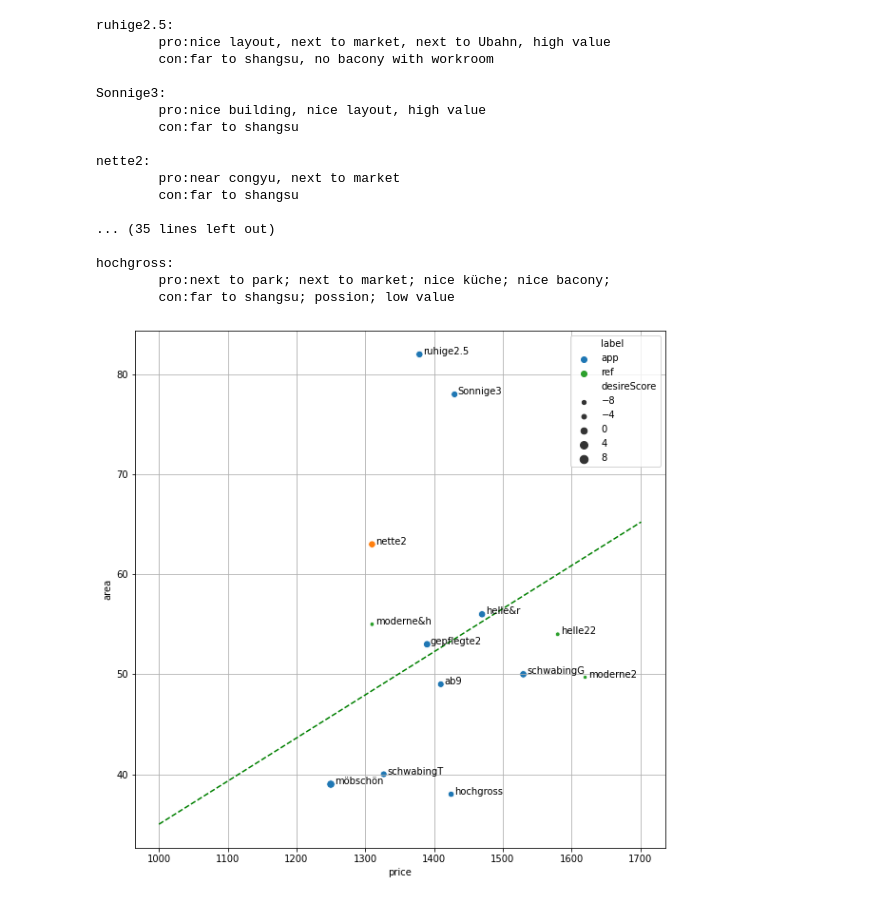
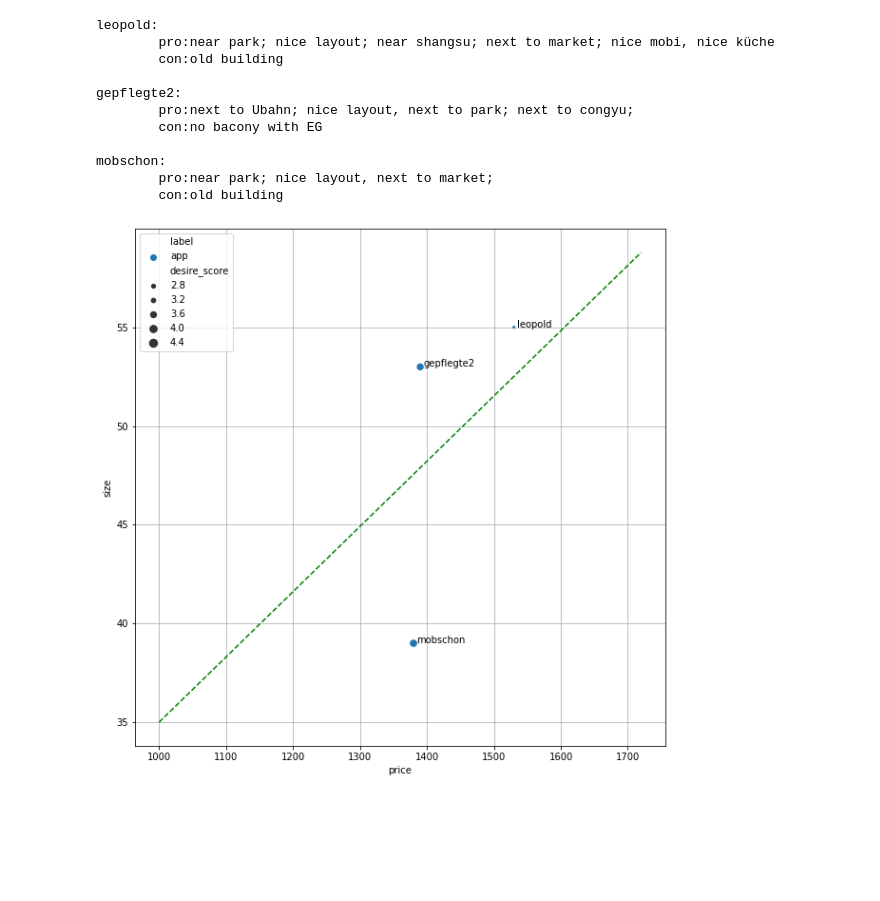
Before and after one commit to Apollo1840/Data-Analysis-Tools, a Jupyter notebook: projects/rent_compare.ipynb, the cells around one changed output. Saved outputs shown, nothing was run; the diff lists cells and outputs as text; code cells hidden in the pictures; blank space fills up the shorter version.

```diff
--- a/projects/rent_compare.ipynb
+++ b/projects/rent_compare.ipynb
@@ -162,0 +8,8 @@ df = preprocess_df(df)
+# %%
+
+oppotunities = [gepflegte2,
+                mobschon,
+                leopold
+                ]
+
+df = app2df(oppotunities)
@@ -163,5 +23,5 @@ df = preprocess_df(df)
 # %%
-df = df.sort_values(["desireScore"], ascending=False)
+df = df.sort_values(["desire_score"], ascending=False)
 df = df.reset_index(drop=True)
 df
 # %% [output]
@@ -182,24 +32,19 @@ df
 # %%
-df = df.sort_values(["area"], ascending=False)
+df = df.sort_values(["size"], ascending=False)
 df = df.reset_index(drop=True)
+
 plt.figure(figsize=(10, 10))
-scatterplot_text("price", "area", "name", hue="label", size="desireScore", data=df)
+scatterplot_text("price", "size", "id", hue="label", size="desire_score", data=df)
 # %% [output]
-ruhige2.5:
-        pro:nice layout, next to market, next to Ubahn, high value
-        con:far to shangsu, no bacony with workroom
+leopold:
+        pro:near park; nice layout; near shangsu; next to market; nice mobi, nice küche
+        con:old building
 
-Sonnige3:
-        pro:nice building, nice layout, high value
-        con:far to shangsu
+gepflegte2:
+        pro:next to Ubahn; nice layout, next to park; next to congyu;
+        con:no bacony with EG
 
-nette2:
-        pro:near congyu, next to market
-        con:far to shangsu
-
-... (35 lines left out)
-
-hochgross:
-        pro:next to park; next to market; nice küche; nice bacony;
-        con:far to shangsu; possion; low value
+mobschon:
+        pro:near park; nice layout, next to market;
+        con:old building
-[figure, old version]
+[figure, new version]
```
Also changed, not shown: parts of 10 cells of this notebook, 2 other files.
